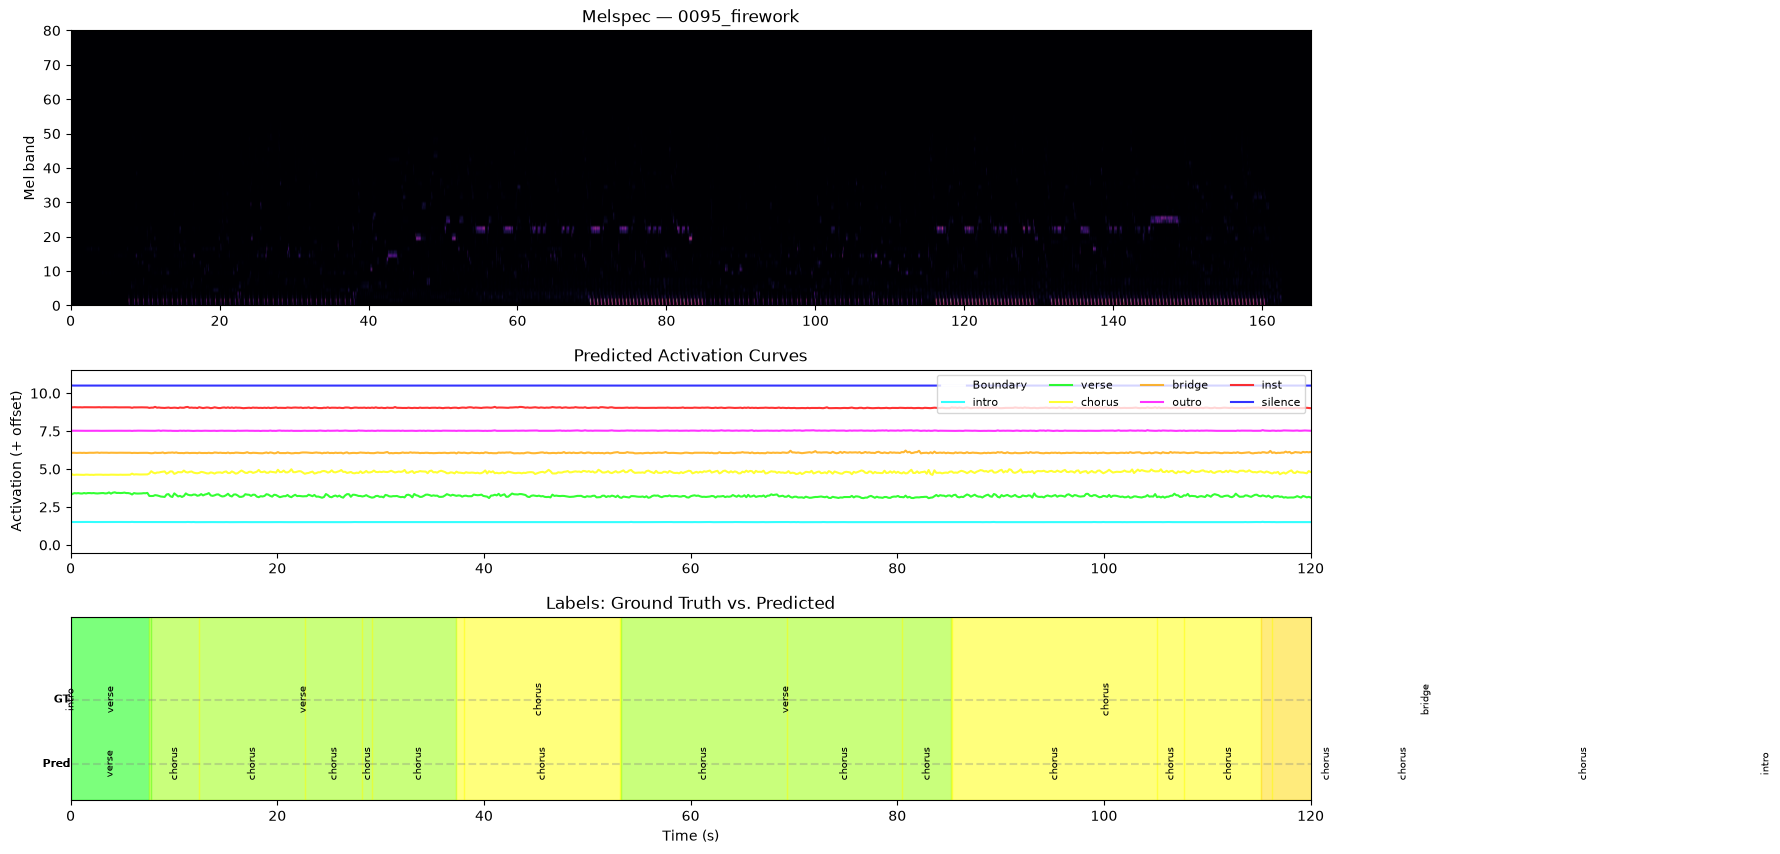
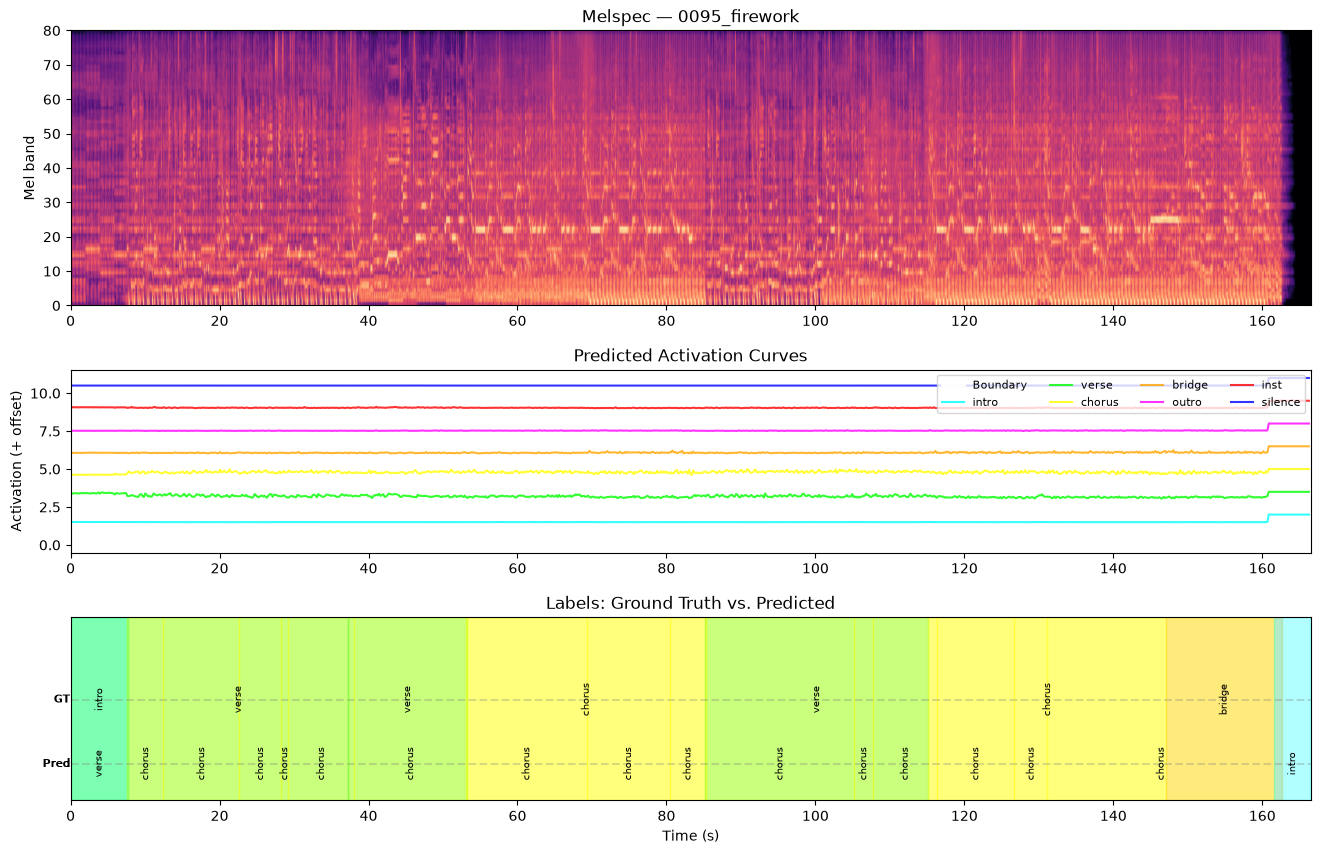
Code edit (unified diff) that turned the first committed figure into the second:
--- before
+++ after
@@ -7,5 +7,6 @@
 ax0 = fig.add_subplot(gs[0])
 native_time = np.arange(melspec.shape[1]) / NATIVE_FPS
-ax0.imshow(melspec, aspect="auto", origin="lower",
+melspec_db = librosa.power_to_db(melspec)
+ax0.imshow(melspec_db, aspect="auto", origin="lower",
           extent=[0, native_time[-1], 0, 80], cmap="magma")
 ax0.set_ylabel("Mel band")
@@ -22,5 +23,5 @@
              label=cls_name, alpha=0.8)
 ax1.set_ylabel("Activation (+ offset)")
-ax1.set_xlim(0, min(120, native_time[-1]))
+ax1.set_xlim(0, native_time[-1])
 ax1.legend(loc="upper right", ncol=4, fontsize=8)
 ax1.set_title("Predicted Activation Curves")
@@ -51,5 +52,5 @@
 
 ax2.set_xlabel("Time (s)")
-ax2.set_xlim(0, min(120, native_time[-1]))
+ax2.set_xlim(0, native_time[-1])
 ax2.set_ylim(0, 1)
 ax2.set_title("Labels: Ground Truth vs. Predicted")

Commit: Bug fixes with melspectogram and song segment boundary visualization.